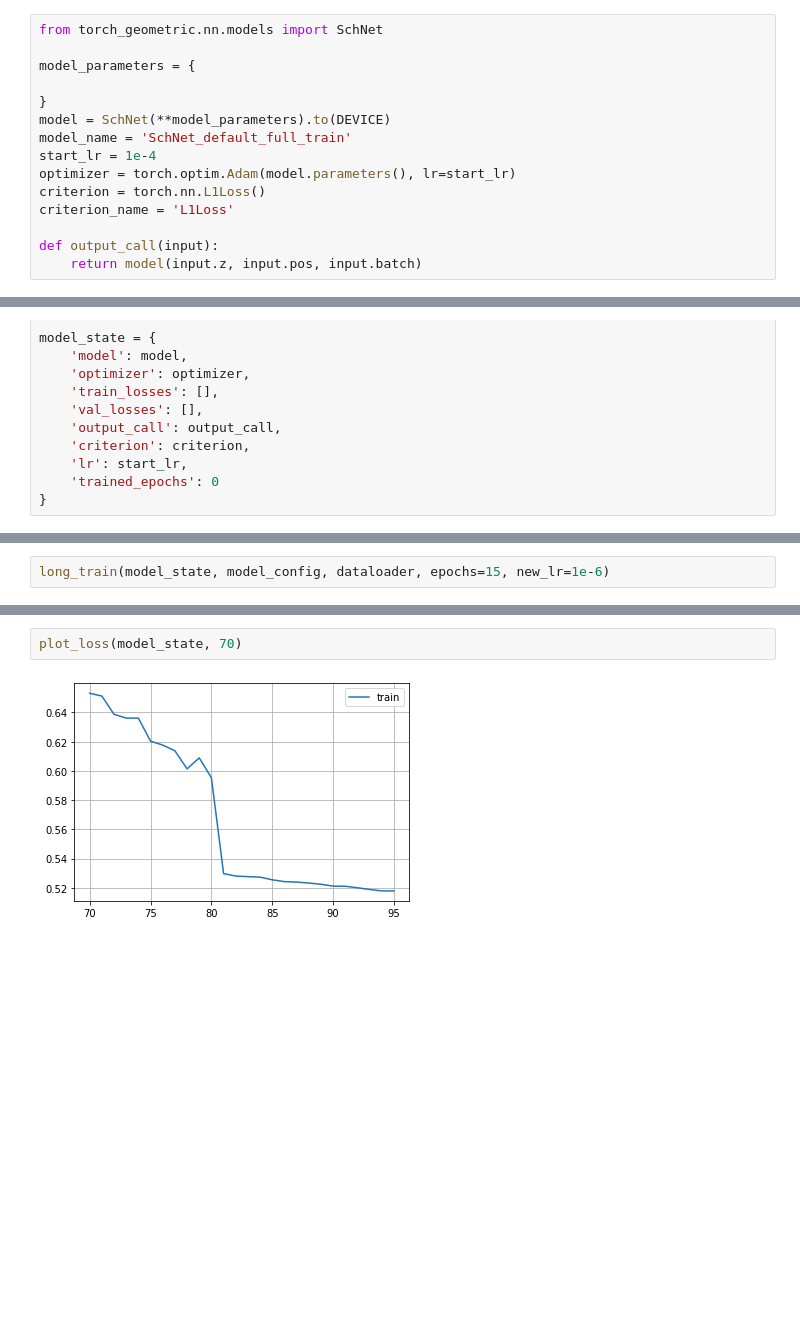
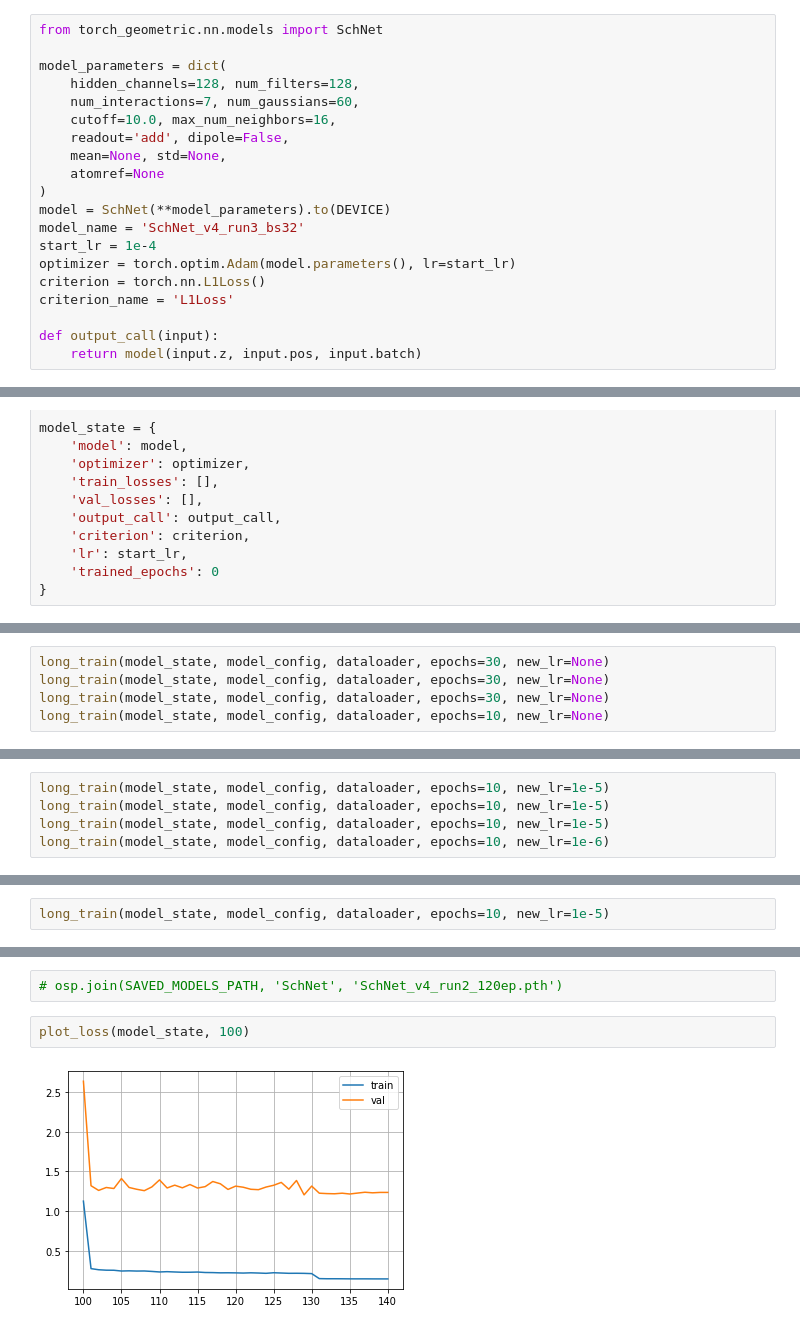
Before and after one commit to Sankek/MolecularEnergyEstimation, a Jupyter notebook: main.ipynb, the cells around one changed output, grey strips where cells are left out. Saved outputs shown, nothing was run; the diff lists cells and outputs as text; blank space fills up the shorter version.

```diff
--- a/main.ipynb
+++ b/main.ipynb
@@ -139,11 +136,16 @@ dataloader = {
 # %%
 from torch_geometric.nn.models import SchNet
 
-model_parameters = {
-
-}
+model_parameters = dict(
+    hidden_channels=128, num_filters=128,
+    num_interactions=7, num_gaussians=60,
+    cutoff=10.0, max_num_neighbors=16,
+    readout='add', dipole=False,
+    mean=None, std=None,
+    atomref=None
+)
 model = SchNet(**model_parameters).to(DEVICE)
-model_name = 'SchNet_default_full_train'
+model_name = 'SchNet_v4_run3_bs32'
 start_lr = 1e-4
 optimizer = torch.optim.Adam(model.parameters(), lr=start_lr)
 criterion = torch.nn.L1Loss()
@@ -180,0 +181,5 @@ model_state = {
+# %%
+long_train(model_state, model_config, dataloader, epochs=30, new_lr=None)
+long_train(model_state, model_config, dataloader, epochs=30, new_lr=None)
+long_train(model_state, model_config, dataloader, epochs=30, new_lr=None)
+long_train(model_state, model_config, dataloader, epochs=10, new_lr=None)
@@ -180,0 +200,5 @@ model_state = {
+# %%
+long_train(model_state, model_config, dataloader, epochs=10, new_lr=1e-5)
+long_train(model_state, model_config, dataloader, epochs=10, new_lr=1e-5)
+long_train(model_state, model_config, dataloader, epochs=10, new_lr=1e-5)
+long_train(model_state, model_config, dataloader, epochs=10, new_lr=1e-6)
@@ -181,2 +219,2 @@ model_state = {
 # %%
-long_train(model_state, model_config, dataloader, epochs=15, new_lr=1e-6)
+long_train(model_state, model_config, dataloader, epochs=10, new_lr=1e-5)
@@ -183,4 +235,6 @@ long_train(model_state, model_config, dataloader, epochs=15, new_lr=1e-6)
+# %%
+# osp.join(SAVED_MODELS_PATH, 'SchNet', 'SchNet_v4_run2_120ep.pth')
 # %%
-plot_loss(model_state, 70)
+plot_loss(model_state, 100)
 # %% [output]
-[figure, old version]
+[figure, new version]
```
Also changed, not shown: parts of 16 cells of this notebook.
